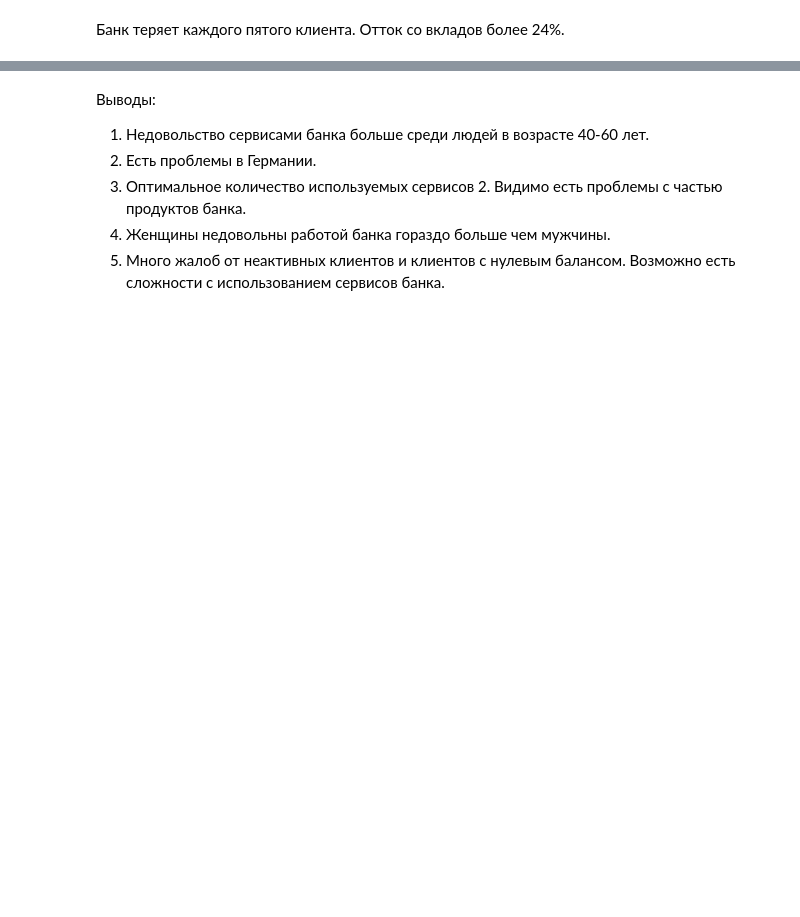
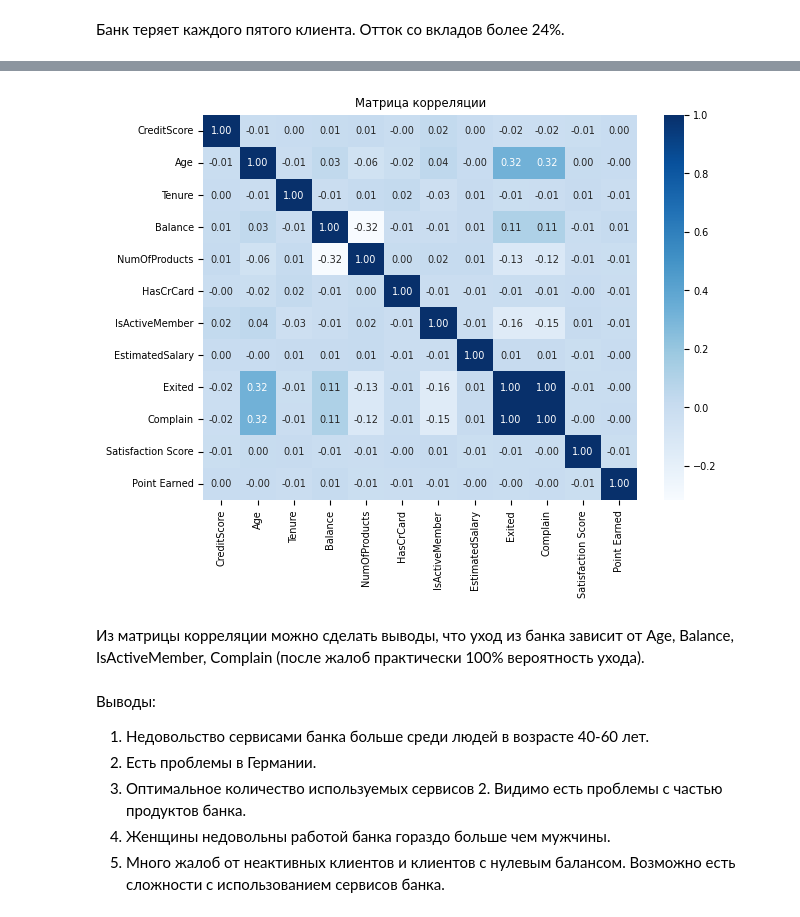
Before and after one commit to polevov/DS, a Jupyter notebook: Final/DS_final.ipynb, the cells around one changed output, grey strips where cells are left out. Saved outputs shown, nothing was run; the diff lists cells and outputs as text; code cells hidden in the pictures; blank space fills up the shorter version.

```diff
--- a/Final/DS_final.ipynb
+++ b/Final/DS_final.ipynb
@@ -218,3 +225,12 @@ plt.show()
+# %%
+col_df = df_clean.select_dtypes(include=["int64","float64"])
+plt.rcParams["figure.figsize"] = (7,5)
+sns.heatmap(col_df.corr(method='spearman'), annot=True, cmap ='Blues', fmt=".2f")
+plt.title('Матрица корреляции');
+# %% [output]
+[figure, new version]
+# %% [markdown]
+Из матрицы корреляции можно сделать выводы, что уход из банка зависит от Age, Balance, IsActiveMember, Complain (после жалоб практически 100% вероятность ухода).
 # %% [markdown]
 Выводы:
 1. Недовольство сервисами банка больше среди людей в возрасте 40-60 лет.
```
Also changed, not shown: parts of 19 cells of this notebook.
